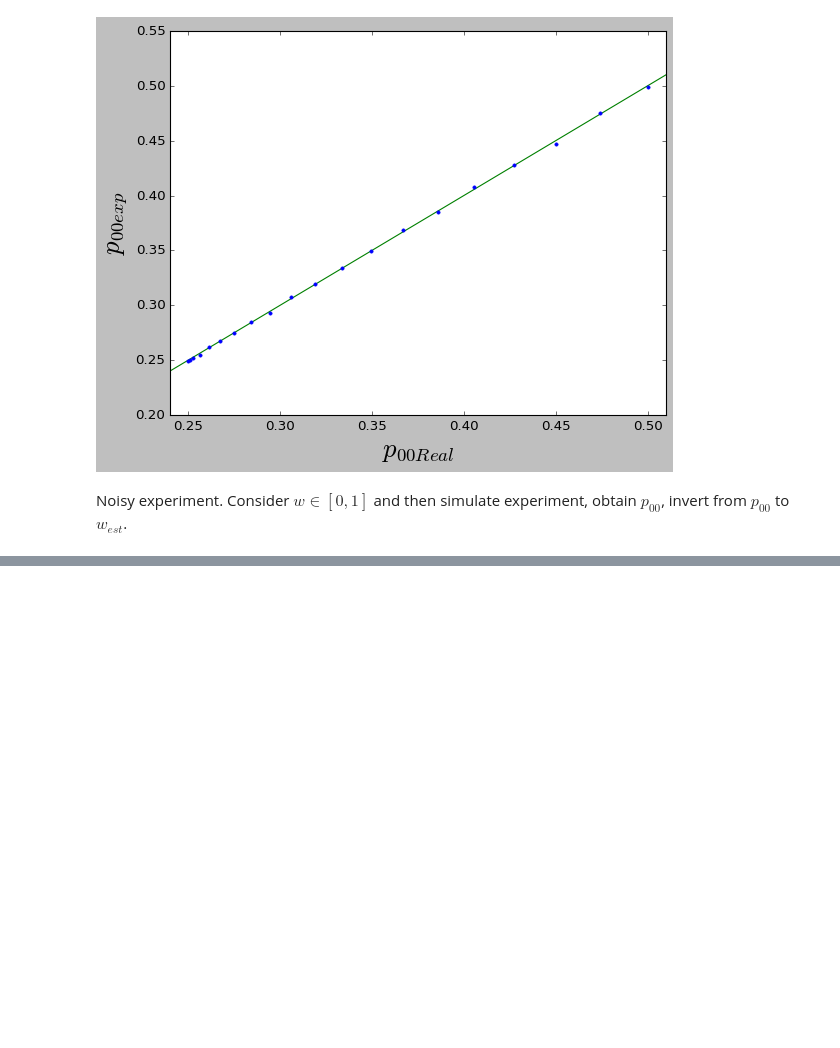
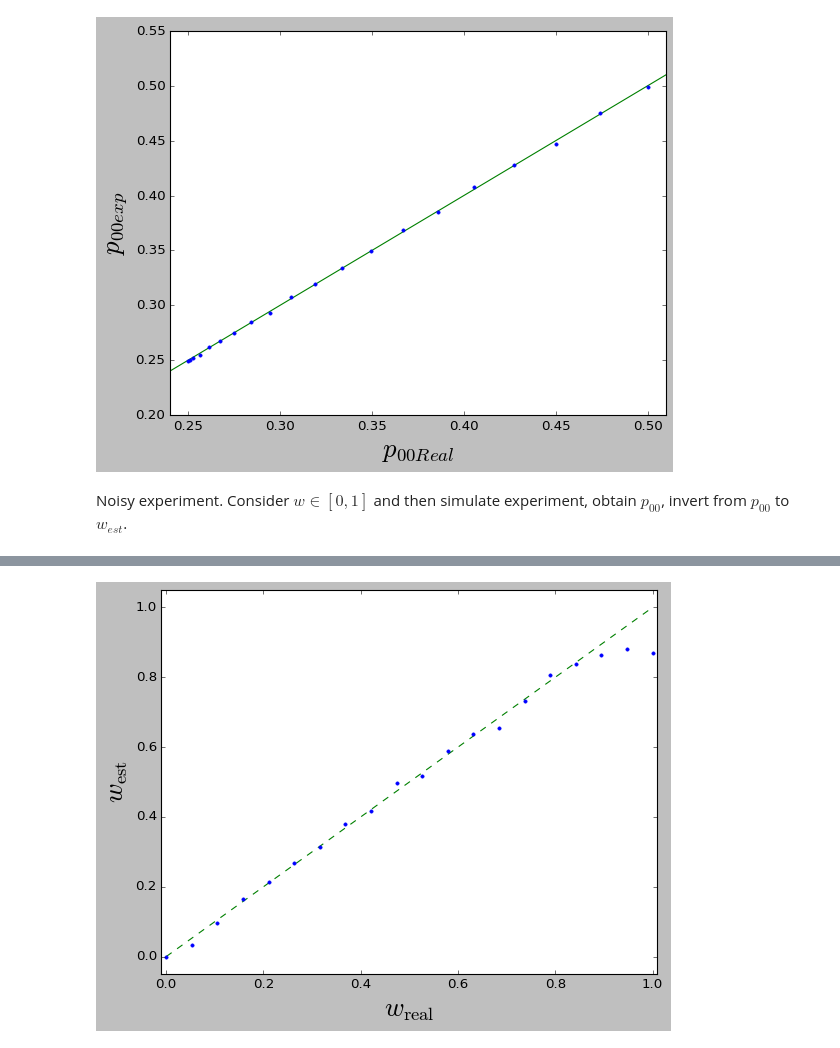
Before and after one commit to netq-oist/distimator, a Jupyter notebook: Estimation_of_w.ipynb, the cells around one changed output, grey strips where cells are left out. Drawn from its saved outputs; the diff is of its cells as text; code cells hidden in the pictures; blank space fills up the shorter version.

Commit message:
plots updated

```diff
--- a/Estimation_of_w.ipynb
+++ b/Estimation_of_w.ipynb
@@ -835,3 +851,22 @@ iteration 3
 with open('estimation_w_noisy_100000.txt','w') as f:
     for q in np.arange(len(wRealArray)):
         f.write(str(wRealArray[q]) + '\t' + str(p00RealArray[q]) + '\t' + str(p00EstArray[q]) + '\t' + str(wEstArray[q]) + '\t' + str(p00EpsilonminusEstArray[q]) + '\t'+ str(wEpsilonminusEstArray[q]) + '\t'+ str(epsilonw[q]) + '\n' )
+# %%
+#For plotting
+plt.style.use('classic')
+
+fig, ax = plt.subplots()
+ax.errorbar(wRealArray, wEstArray, fmt='.', ls='none')
+ax.plot([0.,1.],[0.,1.], ls = 'dashed')
+
+ax.set_xlabel(r'$w_{\mathrm{real}}$', fontsize=24)
+ax.set_ylabel(r'$w_{\mathrm{est}}$', fontsize=24)
+
+padx = 0.01
+pady = 0.05
+ax.set_xlim([0.0 - padx, 1.0 + padx])
+ax.set_ylim([0.0 - pady, 1.0 + pady])
+
+plt.show()
+# %% [output]
+[figure, added]
```
Also changed, not shown: parts of 4 cells of this notebook.
